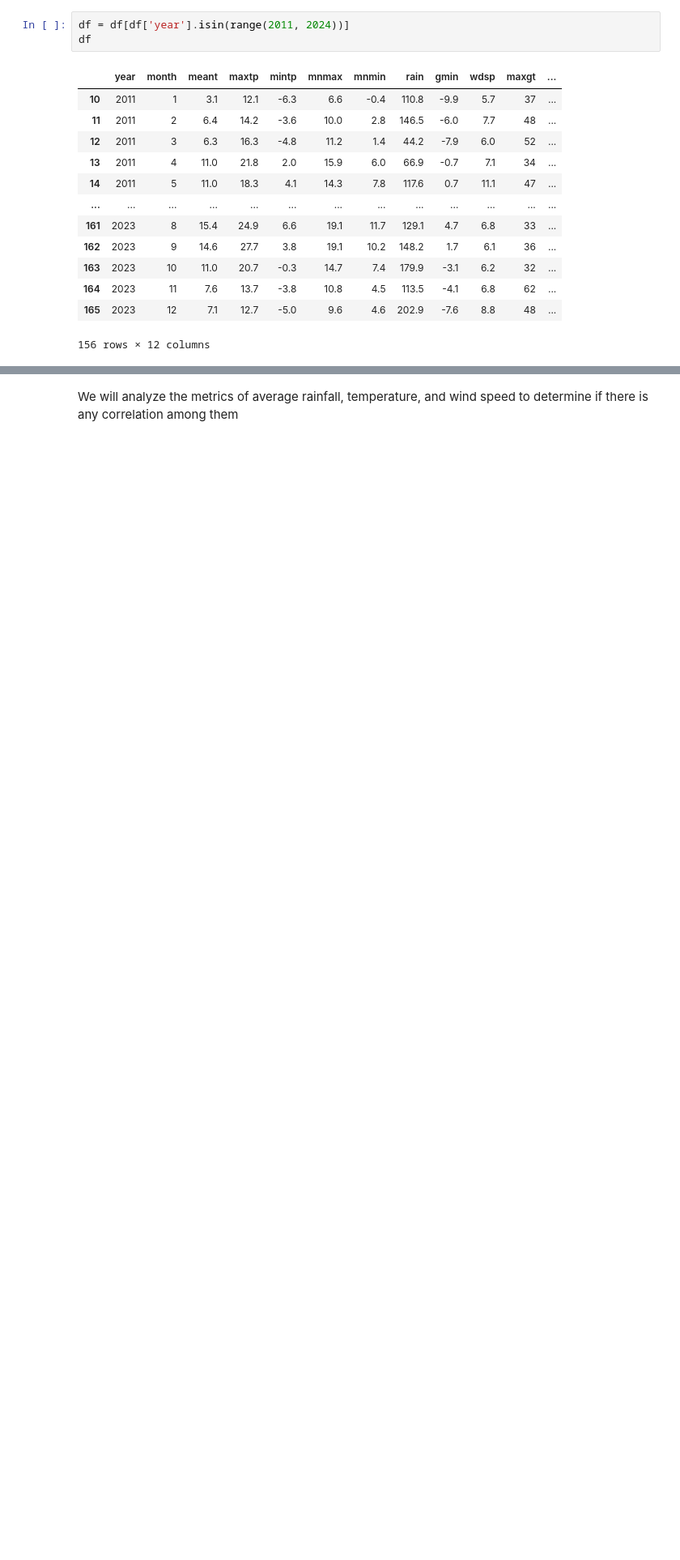
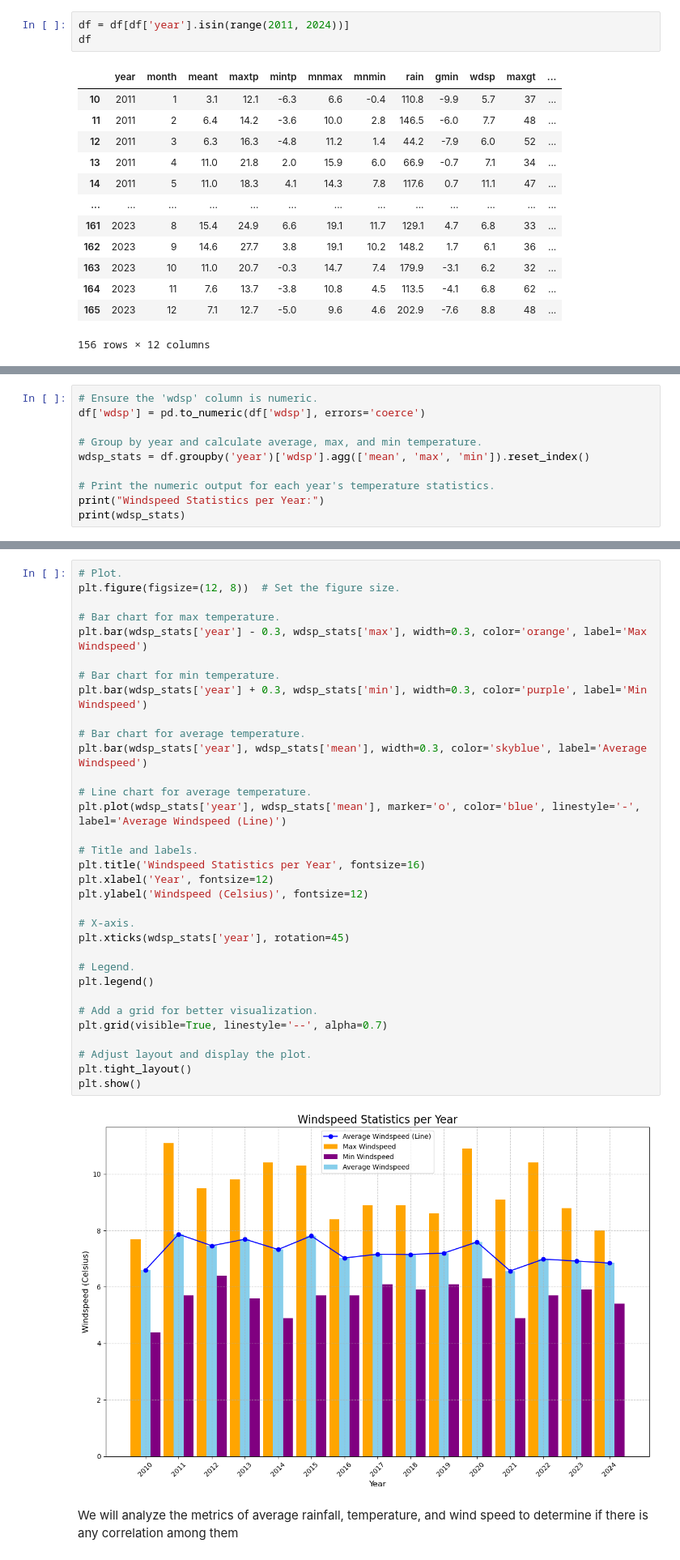
Before and after one commit to MattiDoubleU/PFDA, a Jupyter notebook: Project/Project2024.ipynb, the cells around one changed output, grey strips where cells are left out. Shown: that part at 81% size. Cells and saved outputs as stored; diff of their text form; blank space fills up the shorter version.

```diff
--- a/Project/Project2024.ipynb
+++ b/Project/Project2024.ipynb
@@ -106,0 +293,10 @@ dtype: object
+# %%
+# Ensure the 'wdsp' column is numeric.
+df['wdsp'] = pd.to_numeric(df['wdsp'], errors='coerce')
+
+# Group by year and calculate average, max, and min temperature.
+wdsp_stats = df.groupby('year')['wdsp'].agg(['mean', 'max', 'min']).reset_index()
+
+# Print the numeric output for each year's temperature statistics.
+print("Windspeed Statistics per Year:")
+print(wdsp_stats)
@@ -107,2 +321,37 @@ dtype: object
+# %%
+# Plot.
+plt.figure(figsize=(12, 8))  # Set the figure size.
+
+# Bar chart for max temperature.
+plt.bar(wdsp_stats['year'] - 0.3, wdsp_stats['max'], width=0.3, color='orange', label='Max Windspeed')
+
+# Bar chart for min temperature.
+plt.bar(wdsp_stats['year'] + 0.3, wdsp_stats['min'], width=0.3, color='purple', label='Min Windspeed')
+
+# Bar chart for average temperature.
+plt.bar(wdsp_stats['year'], wdsp_stats['mean'], width=0.3, color='skyblue', label='Average Windspeed')
+
+# Line chart for average temperature.
+plt.plot(wdsp_stats['year'], wdsp_stats['mean'], marker='o', color='blue', linestyle='-', label='Average Windspeed (Line)')
+
+# Title and labels.
+plt.title('Windspeed Statistics per Year', fontsize=16)
+plt.xlabel('Year', fontsize=12)
+plt.ylabel('Windspeed (Celsius)', fontsize=12)
+
+# X-axis.
+plt.xticks(wdsp_stats['year'], rotation=45)
+
+# Legend.
+plt.legend()
+
+# Add a grid for better visualization.
+plt.grid(visible=True, linestyle='--', alpha=0.7)
+
+# Adjust layout and display the plot.
+plt.tight_layout()
+plt.show()
+# %% [output]
+[figure, added]
 # %% [markdown]
 We will analyze the metrics of average rainfall, temperature, and wind speed to determine if there is any correlation among them
```
Also changed, not shown: parts of 20 cells of this notebook, 1 other file.
